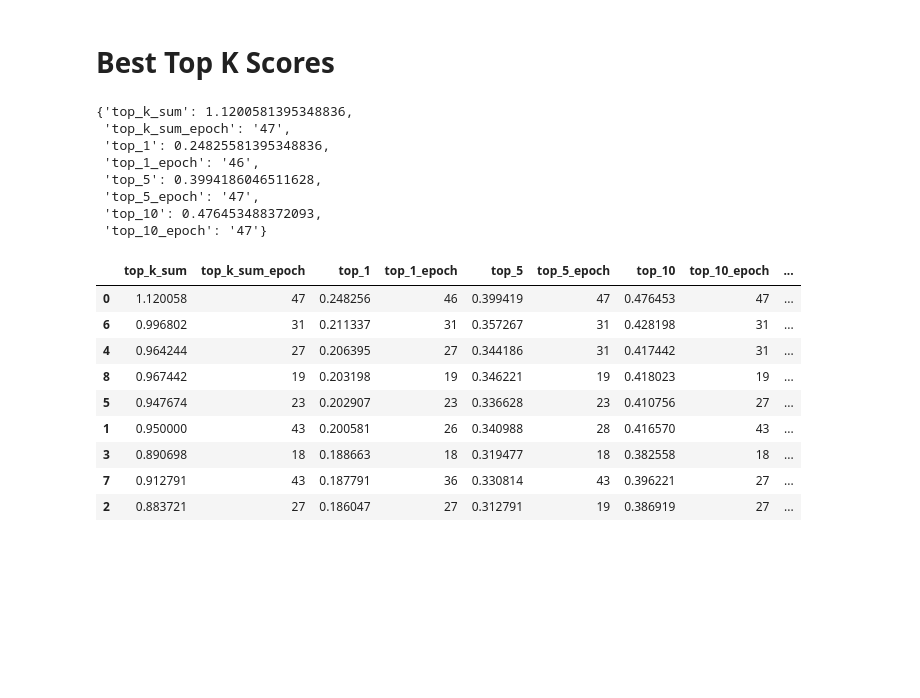
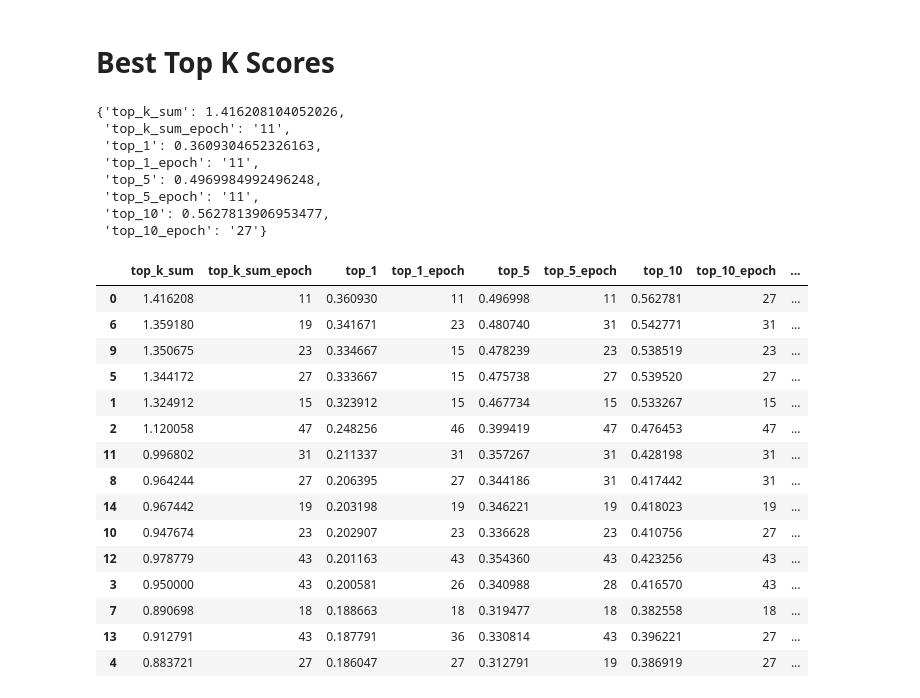
Before and after one commit to sgerloff/sustainable_deepfashion, a Jupyter notebook: notebooks/explore/compare_trained_models.ipynb, the cells around one changed output. Drawn from its saved outputs; the diff is of its cells as text; code cells hidden in the pictures; blank space fills up the shorter version.

```diff
--- a/notebooks/explore/compare_trained_models.ipynb
+++ b/notebooks/explore/compare_trained_models.ipynb
@@ -15,6 +15,7 @@ candidate_files = []
 for root, directory, files in os.walk(os.path.join(get_project_dir(), "models")):
     for file in files:
         if file.endswith(".meta"):
-            candidate_files.append(file)
+            if "checkpoint" not in file:
+                candidate_files.append(file)
 # %% [markdown]
 Now filter all the files that have written logs, which are not None and also provide TopKValidation predictions:
@@ -56,14 +99,14 @@ def best_top_k_from_meta(metadata):
 
 best_top_k_from_meta(valid_metadata[0])
 # %% [output]
-{'top_k_sum': 1.1200581395348836,
- 'top_k_sum_epoch': '47',
- 'top_1': 0.24825581395348836,
- 'top_1_epoch': '46',
- 'top_5': 0.3994186046511628,
- 'top_5_epoch': '47',
- 'top_10': 0.476453488372093,
- 'top_10_epoch': '47'}
+{'top_k_sum': 1.416208104052026,
+ 'top_k_sum_epoch': '11',
+ 'top_1': 0.3609304652326163,
+ 'top_1_epoch': '11',
+ 'top_5': 0.4969984992496248,
+ 'top_5_epoch': '11',
+ 'top_10': 0.5627813906953477,
+ 'top_10_epoch': '27'}
 # %%
 tmp_list = []
 for metadata in valid_metadata:
@@ -72,18 +115,25 @@ for metadata in valid_metadata:
     tmp_list.append(tmp_dict)
 df = pd.DataFrame(tmp_list)
 # %%
+pd.options.display.max_colwidth = 60  # show long strings
 df.sort_values(by="top_1", ascending=False)
 # %% [output]
 |  | top_k_sum | top_k_sum_epoch | top_1 | top_1_epoch | top_5 | top_5_epoch | top_10 | top_10_epoch | ... |
-| 0 | 1.120058 | 47 | 0.248256 | 46 | 0.399419 | 47 | 0.476453 | 47 | ... |
-| 6 | 0.996802 | 31 | 0.211337 | 31 | 0.357267 | 31 | 0.428198 | 31 | ... |
-| 4 | 0.964244 | 27 | 0.206395 | 27 | 0.344186 | 31 | 0.417442 | 31 | ... |
-| 8 | 0.967442 | 19 | 0.203198 | 19 | 0.346221 | 19 | 0.418023 | 19 | ... |
-| 5 | 0.947674 | 23 | 0.202907 | 23 | 0.336628 | 23 | 0.410756 | 27 | ... |
-| 1 | 0.950000 | 43 | 0.200581 | 26 | 0.340988 | 28 | 0.416570 | 43 | ... |
-| 3 | 0.890698 | 18 | 0.188663 | 18 | 0.319477 | 18 | 0.382558 | 18 | ... |
-| 7 | 0.912791 | 43 | 0.187791 | 36 | 0.330814 | 43 | 0.396221 | 27 | ... |
-| 2 | 0.883721 | 27 | 0.186047 | 27 | 0.312791 | 19 | 0.386919 | 27 | ... |
+| 0 | 1.416208 | 11 | 0.360930 | 11 | 0.496998 | 11 | 0.562781 | 27 | ... |
+| 6 | 1.359180 | 19 | 0.341671 | 23 | 0.480740 | 31 | 0.542771 | 31 | ... |
+| 9 | 1.350675 | 23 | 0.334667 | 15 | 0.478239 | 23 | 0.538519 | 23 | ... |
+| 5 | 1.344172 | 27 | 0.333667 | 15 | 0.475738 | 27 | 0.539520 | 27 | ... |
+| 1 | 1.324912 | 15 | 0.323912 | 15 | 0.467734 | 15 | 0.533267 | 15 | ... |
+| 2 | 1.120058 | 47 | 0.248256 | 46 | 0.399419 | 47 | 0.476453 | 47 | ... |
+| 11 | 0.996802 | 31 | 0.211337 | 31 | 0.357267 | 31 | 0.428198 | 31 | ... |
+| 8 | 0.964244 | 27 | 0.206395 | 27 | 0.344186 | 31 | 0.417442 | 31 | ... |
+| 14 | 0.967442 | 19 | 0.203198 | 19 | 0.346221 | 19 | 0.418023 | 19 | ... |
+| 10 | 0.947674 | 23 | 0.202907 | 23 | 0.336628 | 23 | 0.410756 | 27 | ... |
+| 12 | 0.978779 | 43 | 0.201163 | 43 | 0.354360 | 43 | 0.423256 | 43 | ... |
+| 3 | 0.950000 | 43 | 0.200581 | 26 | 0.340988 | 28 | 0.416570 | 43 | ... |
+| 7 | 0.890698 | 18 | 0.188663 | 18 | 0.319477 | 18 | 0.382558 | 18 | ... |
+| 13 | 0.912791 | 43 | 0.187791 | 36 | 0.330814 | 43 | 0.396221 | 27 | ... |
+| 4 | 0.883721 | 27 | 0.186047 | 27 | 0.312791 | 19 | 0.386919 | 27 | ... |
 # %%
 valid_metadata[0]
 # %% [output]
```
Also changed, not shown: parts of 4 cells of this notebook.
